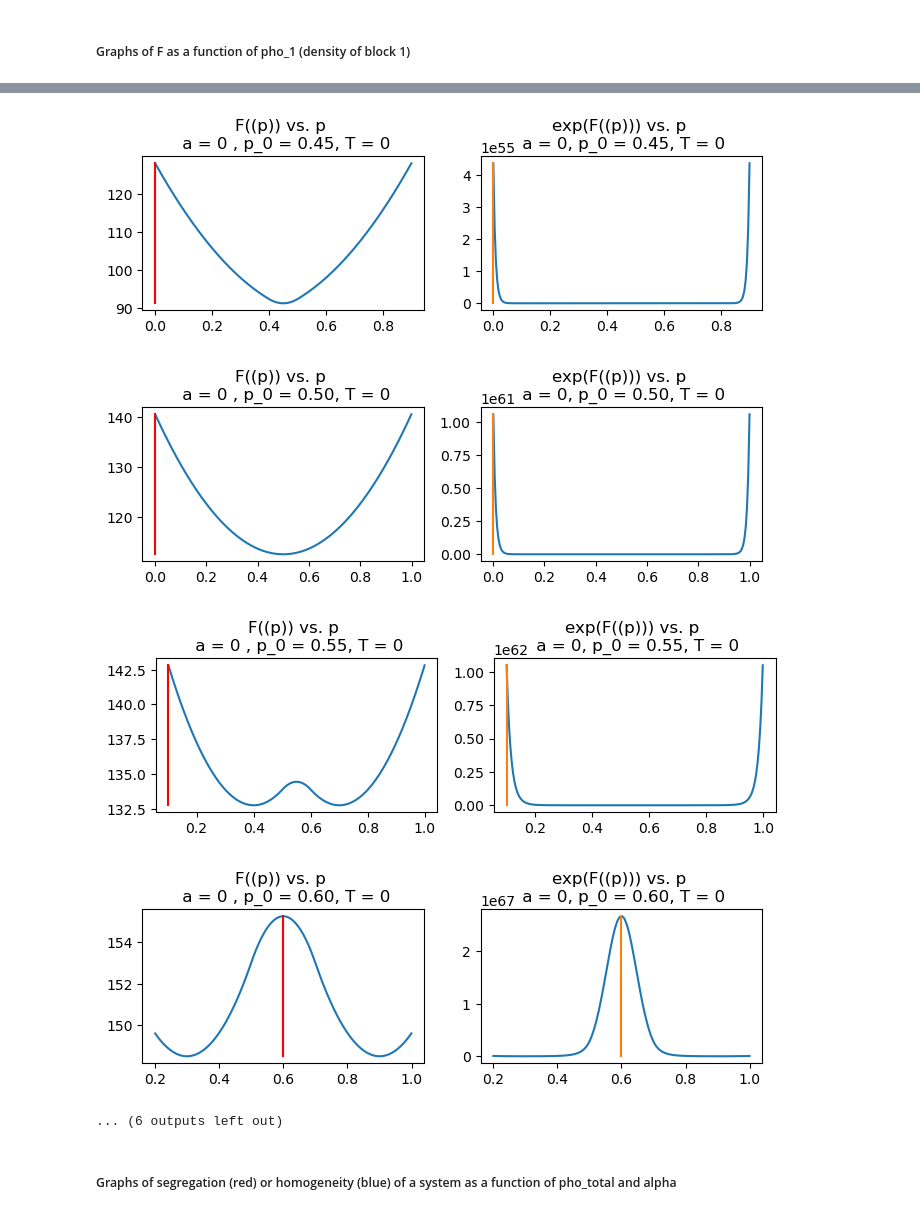
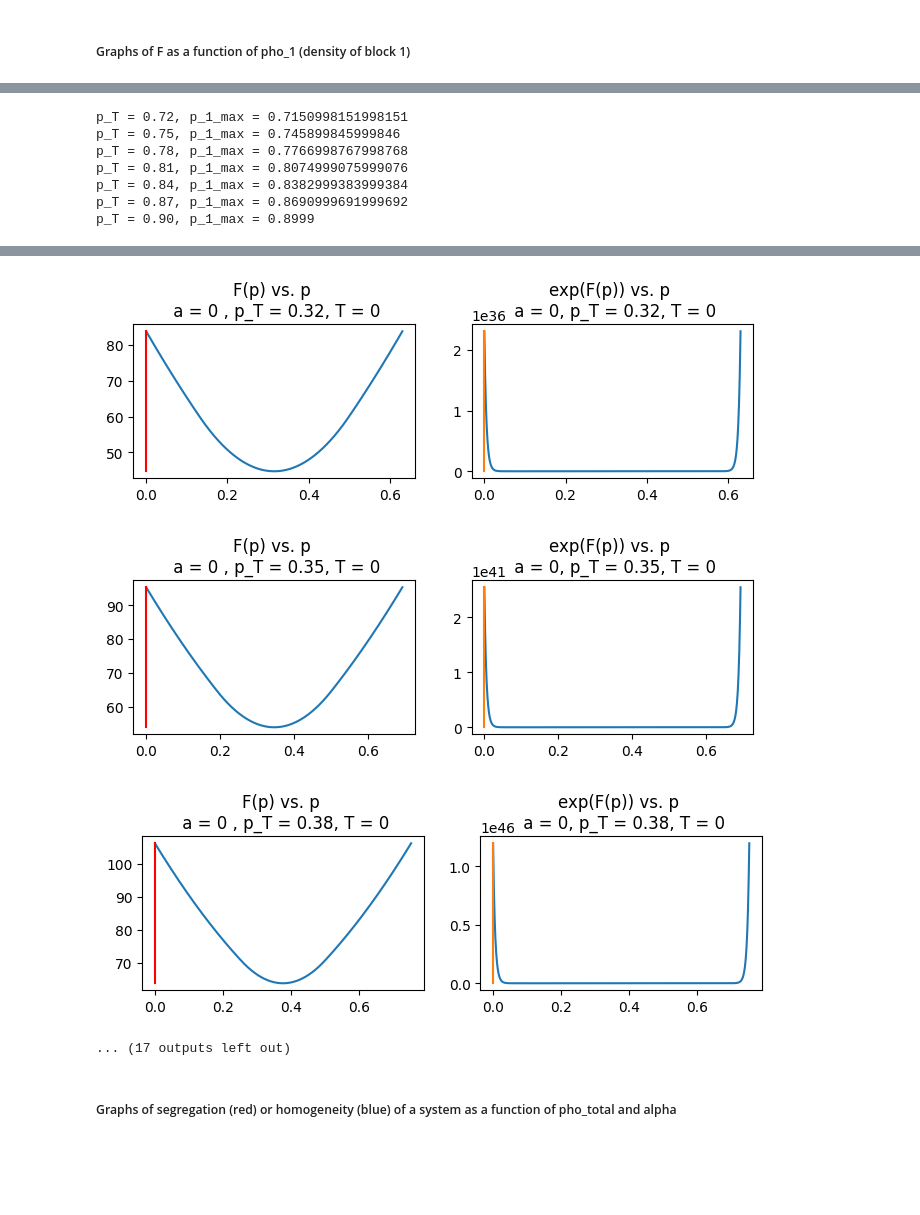
Before and after one commit to AlantheBenign/Critical-mass-model-for-social-dynamic, a Jupyter notebook: Modelo de Schelling/PNAS Analysis.ipynb, the cells around one changed output, grey strips where cells are left out. Saved outputs shown, nothing was run; the diff lists cells and outputs as text; code cells hidden in the pictures; blank space fills up the shorter version.

```diff
--- a/Modelo de Schelling/PNAS Analysis.ipynb
+++ b/Modelo de Schelling/PNAS Analysis.ipynb
@@ -126,13 +128,25 @@ plt.show()
 epsilon = 0.01
 pho_min = 0 + epsilon
 pho_max = 1 - epsilon
-steps = 200
+steps = 198
 phos = np.linspace(pho_min,pho_max,steps,endpoint=True)
-fs = np.zeros(steps)
-for i in range(steps):
-    fs[i] = thermodynamic_potential_F_per_block(phos[i])
+fs = dict()
+for pho in phos:
+    fs[pho] = thermodynamic_potential_F_per_block(pho)
 
 plt.figure()
-plt.plot(phos,fs)
+plt.plot(phos,list(fs.values()))
+
+pho_t = 0.6
+pho_a = 0.61
+pho_b = 2*pho_T - pho_a
+
+plt.plot([pho_a,pho_b],[thermodynamic_potential_F_per_block(pho_a),thermodynamic_potential_F_per_block(pho_b)])
+plt.scatter(pho_a, thermodynamic_potential_F_per_block(pho_a),color='r')
+plt.scatter(pho_b, thermodynamic_potential_F_per_block(pho_b),color='r')
+plt.scatter(pho_T, thermodynamic_potential_F_per_block(pho_T))
+plt.scatter(pho_T, (thermodynamic_potential_F_per_block(pho_a) + thermodynamic_potential_F_per_block(pho_b))/2)
+
+
 plt.show()
 # %% [output]
@@ -344,22 +219,23 @@ plt.show()
 # %% [markdown]
 ##### Graphs of F as a function of pho_1 (density of block 1)
 # %%
-pho_Ts = np.linspace(0.1,0.9,17,endpoint=True)
-epsilon = 0.001
+pho_Ts = np.linspace(0.1,0.9,27,endpoint=True)
+epsilon = 0.0001
 
 print(f"alpha = {alpha:.2f}")
 
 for k in range(len(pho_Ts)):
     pho_T = pho_Ts[k]
-    if pho_T >= 0.5:
+    if pho_T > 0.5:
         pho_min = 2*pho_T - 1 + epsilon
         pho_max = 1 - epsilon
     else:
         pho_min = 0 + epsilon
         pho_max = 2*pho_T - epsilon
 
-    steps = 200
+    steps = 1000
     phos = np.linspace(pho_min,pho_max,steps,endpoint=True)
+    #print(phos)
     pho_array = np.zeros([steps,2])
     for i in range(steps):
         pho = phos[i]
@@ -367,7 +243,6 @@ for k in range(len(pho_Ts)):
         pho_array[i] = [pho,pho_2]
 
     potential_Fs = np.zeros(steps)
-
     max_F = 0
     i_max = 0
 
@@ -381,12 +256,12 @@ for k in range(len(pho_Ts)):
 
     ax1.plot(phos,potential_Fs)
     ax1.plot([phos[i_max],phos[i_max]], [np.min(potential_Fs),potential_Fs[i_max]], color = 'r')
-    ax1.set_title(f"F((p)) vs. p \n a = {alpha} , p_0 = {pho_T:.2f}, T = {T}")
+    ax1.set_title(f"F(p) vs. p \n a = {alpha} , p_T = {pho_T:.2f}, T = {T}")
 
     ax2.plot(phos, np.exp(potential_Fs))
     ax2.plot([phos[i_max],phos[i_max]], [min(np.exp(potential_Fs)),np.exp(potential_Fs[i_max])])
-    ax2.set_title(f"exp(F((p))) vs. p \n a = {alpha}, p_0 = {pho_T:.2f}, T = {T}")
-    print(f'p_0 = {pho_T:.2f}, p_1_max = {phos[i_max]}')
+    ax2.set_title(f"exp(F(p)) vs. p \n a = {alpha}, p_T = {pho_T:.2f}, T = {T}")
+    print(f'p_T = {pho_T:.2f}, p_1_max = {phos[i_max]}')
 
 plt.show()
 # %% [output]
@@ -410,0 +285,7 @@ p_0 = 0.90, p_1_max = 0.8995025125628141
+p_T = 0.72, p_1_max = 0.7150998151998151
+p_T = 0.75, p_1_max = 0.745899845999846
+p_T = 0.78, p_1_max = 0.7766998767998768
+p_T = 0.81, p_1_max = 0.8074999075999076
+p_T = 0.84, p_1_max = 0.8382999383999384
+p_T = 0.87, p_1_max = 0.8690999691999692
+p_T = 0.90, p_1_max = 0.8999
@@ -418,8 +299,7 @@ p_0 = 0.90, p_1_max = 0.8995025125628141
-[figure, old version]
+[figure, new version]
-[figure, old version]
+[figure, new version]
-[figure, old version]
+[figure, new version]
-[figure, removed]
-... (6 outputs left out)
+... (17 outputs left out)
 # %% [markdown]
 ##### Graphs of segregation (red) or homogeneity (blue) of a system as a function of pho_total and alpha
 # %%
```
Also changed, not shown: parts of 8 cells of this notebook, 1 other file.
